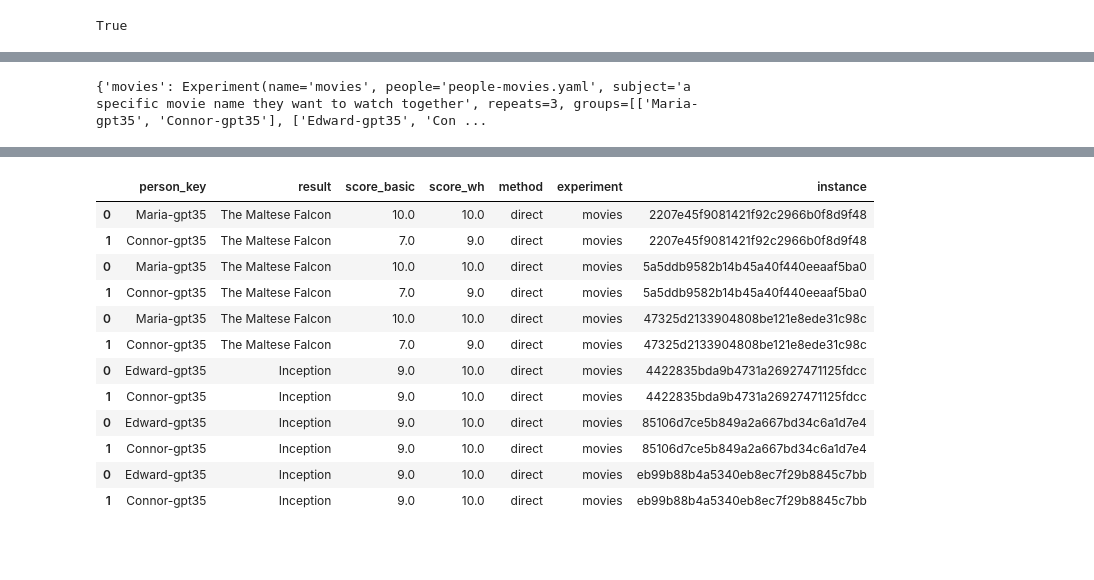
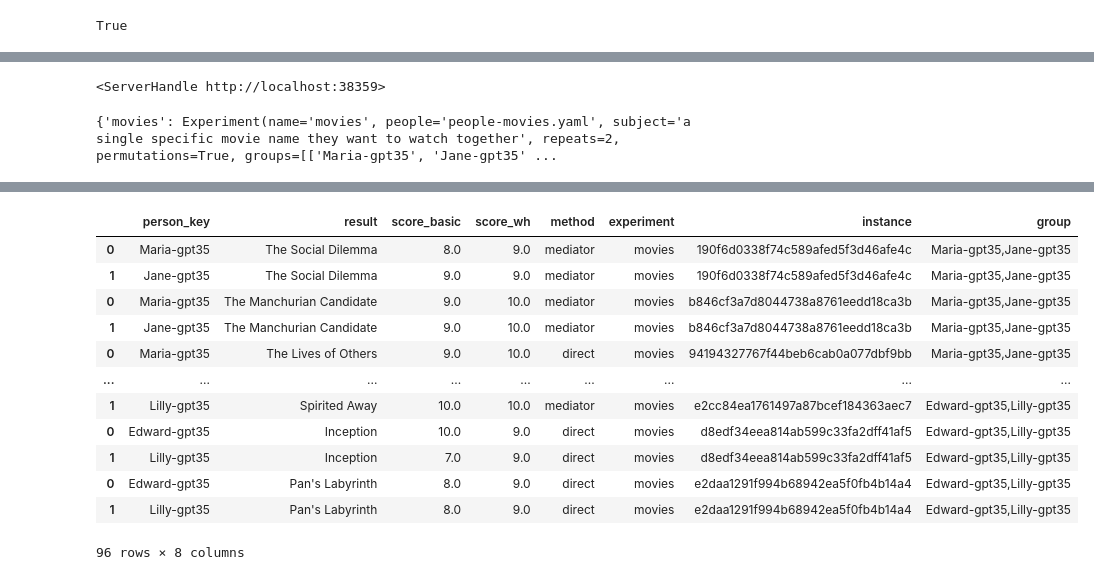
Before and after one commit to acsresearch/interlab, a Jupyter notebook: notebooks/experimental/persona.ipynb, the cells around one changed output, grey strips where cells are left out. Drawn from its saved outputs; the diff is of its cells as text; code cells hidden in the pictures; blank space fills up the shorter version.

```diff
--- a/notebooks/experimental/persona.ipynb
+++ b/notebooks/experimental/persona.ipynb
@@ -75,6 +74,11 @@ root.display()
 root.display()
 # %% [output]
 [interactive output not drawn]
+# %%
+storage = FileStorage("logs")
+storage.start_server()
+# %% [output]
+<ServerHandle http://localhost:38359>
 # %%
 @dataclass
 class Experiment:
@@ -82,6 +86,7 @@ class Experiment:
     people: str
     subject: str
     repeats: int
+    permutations: bool
     groups: list[list[str]]
 
 def experiments_from_yaml(path):
@@ -93,7 +98,7 @@ def experiments_from_yaml(path):
 experiments = experiments_from_yaml("experiments.yaml")
 experiments
 # %% [output]
-{'movies': Experiment(name='movies', people='people-movies.yaml', subject='a specific movie name they want to watch together', repeats=3, groups=[['Maria-gpt35', 'Connor-gpt35'], ['Edward-gpt35', 'Con ...
+{'movies': Experiment(name='movies', people='people-movies.yaml', subject='a single specific movie name they want to watch together', repeats=2, permutations=True, groups=[['Maria-gpt35', 'Jane-gpt35' ...
 # %%
 def resolve_situation(situation, method):
     with TracingNode("resolving"):
@@ -109,22 +114,33 @@ def run_experiment(exp):
     with TracingNode(f"Experiment {exp.name}") as root:
         factory = Factory.from_yaml(exp.people)
         for group in exp.groups:
-            for method_name, method_fn in [("direct", resolve_direct)]:
-                for _ in range(exp.repeats):
-                    uid = uuid.uuid4().hex
-                    with TracingNode(f"experiment instance {uid}", inputs={
-                        "uid": uid,
-                        "method": method_name,
-                        "experiment": exp.name
-                    }):
-                        situation = Situation(exp.subject, factory, group)
-                        df = resolve_situation(situation, method_fn)
-                        df["method"] = method_name
-                        df["experiment"] = exp.name
-                        df["instance"] = uid
-                        result.append(df)
+            if exp.permutations:
+                g_iter = itertools.permutations(group)
+            else:
+                g_iter = iter([group])
+            for people in g_iter:
+                for method_name, method_fn in [("mediator", lambda s: resolve_with_mediator(s, "Mediator")),
+                                               ("direct", resolve_direct),
+                                              ]:
+                    for _ in range(exp.repeats):
+                        uid = uuid.uuid4().hex
+                        with TracingNode(f"experiment instance {uid}", inputs={
+                            "uid": uid,
+                            "method": method_name,
+                            "experiment": exp.name,
+                            "people": people
+                        }):
+                            situation = Situation(exp.subject, factory, people)
+                            df = resolve_situation(situation, method_fn)
+                            df["method"] = method_name
+                            df["experiment"] = exp.name
+                            df["instance"] = uid
+                            df["group"] = ",".join(people)
+                            result.append(df)
     return pd.concat(result)
-df = run_experiment(experiments["movies"])
-df.to_csv("out.csv", index=False)
+
+with TracingNode("root", storage=storage) as root:
+    df = run_experiment(experiments["movies"])
+    df.to_csv("out2.csv", index=False)
 df
 # %% [output]
@@ -137,13 +164,13 @@ Inception
-|  | person_key | result | score_basic | score_wh | method | experiment | instance |
-| 0 | Maria-gpt35 | The Maltese Falcon | 10.0 | 10.0 | direct | movies | 2207e45f9081421f92c2966b0f8d9f48 |
-| 1 | Connor-gpt35 | The Maltese Falcon | 7.0 | 9.0 | direct | movies | 2207e45f9081421f92c2966b0f8d9f48 |
-| 0 | Maria-gpt35 | The Maltese Falcon | 10.0 | 10.0 | direct | movies | 5a5ddb9582b14b45a40f440eeaaf5ba0 |
-| 1 | Connor-gpt35 | The Maltese Falcon | 7.0 | 9.0 | direct | movies | 5a5ddb9582b14b45a40f440eeaaf5ba0 |
-| 0 | Maria-gpt35 | The Maltese Falcon | 10.0 | 10.0 | direct | movies | 47325d2133904808be121e8ede31c98c |
-| 1 | Connor-gpt35 | The Maltese Falcon | 7.0 | 9.0 | direct | movies | 47325d2133904808be121e8ede31c98c |
-| 0 | Edward-gpt35 | Inception | 9.0 | 10.0 | direct | movies | 4422835bda9b4731a26927471125fdcc |
-| 1 | Connor-gpt35 | Inception | 9.0 | 10.0 | direct | movies | 4422835bda9b4731a26927471125fdcc |
-| 0 | Edward-gpt35 | Inception | 9.0 | 10.0 | direct | movies | 85106d7ce5b849a2a667bd34c6a1d7e4 |
-| 1 | Connor-gpt35 | Inception | 9.0 | 10.0 | direct | movies | 85106d7ce5b849a2a667bd34c6a1d7e4 |
-| 0 | Edward-gpt35 | Inception | 9.0 | 10.0 | direct | movies | eb99b88b4a5340eb8ec7f29b8845c7bb |
-| 1 | Connor-gpt35 | Inception | 9.0 | 10.0 | direct | movies | eb99b88b4a5340eb8ec7f29b8845c7bb |
+|  | person_key | result | score_basic | score_wh | method | experiment | instance | group |
+| 0 | Maria-gpt35 | The Social Dilemma | 8.0 | 9.0 | mediator | movies | 190f6d0338f74c589afed5f3d46afe4c | Maria-gpt35,Jane-gpt35 |
+| 1 | Jane-gpt35 | The Social Dilemma | 9.0 | 9.0 | mediator | movies | 190f6d0338f74c589afed5f3d46afe4c | Maria-gpt35,Jane-gpt35 |
+| 0 | Maria-gpt35 | The Manchurian Candidate | 9.0 | 10.0 | mediator | movies | b846cf3a7d8044738a8761eedd18ca3b | Maria-gpt35,Jane-gpt35 |
+| 1 | Jane-gpt35 | The Manchurian Candidate | 9.0 | 10.0 | mediator | movies | b846cf3a7d8044738a8761eedd18ca3b | Maria-gpt35,Jane-gpt35 |
+| 0 | Maria-gpt35 | The Lives of Others | 9.0 | 10.0 | direct | movies | 94194327767f44beb6cab0a077dbf9bb | Maria-gpt35,Jane-gpt35 |
+| ... | ... | ... | ... | ... | ... | ... | ... | ... |
+| 1 | Lilly-gpt35 | Spirited Away | 10.0 | 10.0 | mediator | movies | e2cc84ea1761497a87bcef184363aec7 | Edward-gpt35,Lilly-gpt35 |
+| 0 | Edward-gpt35 | Inception | 10.0 | 9.0 | direct | movies | d8edf34eea814ab599c33fa2dff41af5 | Edward-gpt35,Lilly-gpt35 |
+| 1 | Lilly-gpt35 | Inception | 7.0 | 9.0 | direct | movies | d8edf34eea814ab599c33fa2dff41af5 | Edward-gpt35,Lilly-gpt35 |
+| 0 | Edward-gpt35 | Pan's Labyrinth | 8.0 | 9.0 | direct | movies | e2daa1291f994b68942ea5f0fb4b14a4 | Edward-gpt35,Lilly-gpt35 |
+| 1 | Lilly-gpt35 | Pan's Labyrinth | 8.0 | 9.0 | direct | movies | e2daa1291f994b68942ea5f0fb4b14a4 | Edward-gpt35,Lilly-gpt35 |
+96 rows × 8 columns
```
Also changed, not shown: parts of 4 cells of this notebook, 2 other files.
